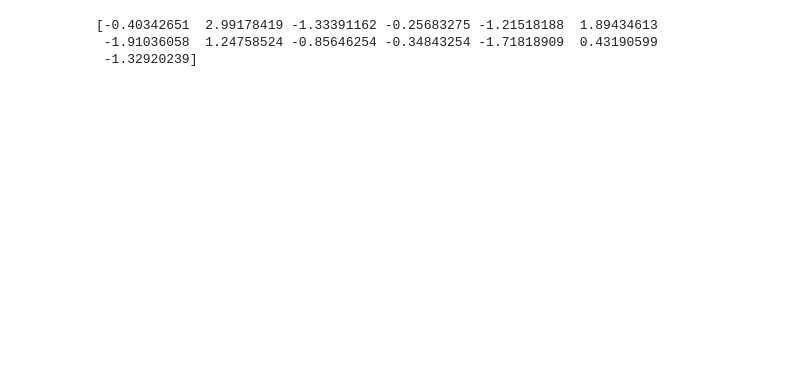
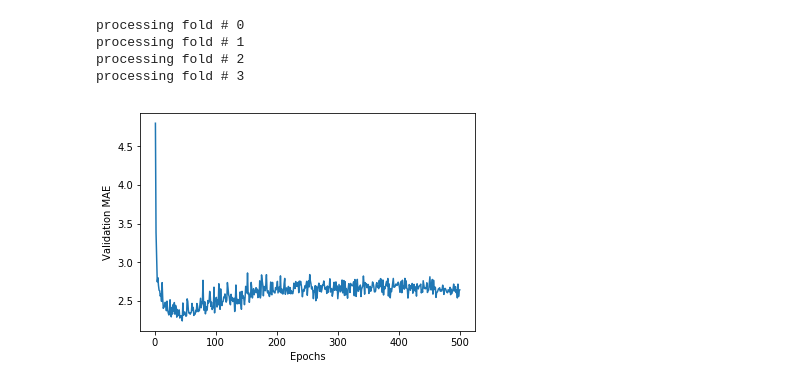
Before and after one commit to sinhlt58/deeplearning_with_python_book, a Jupyter notebook: chapter3_regression.ipynb, the cells around one changed output. Drawn from its saved outputs; the diff is of its cells as text; code cells hidden in the pictures; blank space fills up the shorter version.

```diff
--- a/chapter3_regression.ipynb
+++ b/chapter3_regression.ipynb
@@ -20,12 +16,51 @@ from keras import layers
 
 def build_model():
     model = models.Sequential()
-    model.add(layers.Dense(64, activation='relu', input_shape=(train_data[0].shape[1],)))
+    model.add(layers.Dense(64, activation='relu', input_shape=(train_data.shape[1],)))
     model.add(layers.Dense(64, activation='relu'))
     model.add(layers.Dense(1))
-
+    model.compile(optimizer='rmsprop', loss='mse', metrics=['mae'])
     return model
-# %% [output]
-[-0.40342651  2.99178419 -1.33391162 -0.25683275 -1.21518188  1.89434613
- -1.91036058  1.24758524 -0.85646254 -0.34843254 -1.71818909  0.43190599
- -1.32920239]
+# %%
+import numpy as np
+
+k = 4
+num_val_samples = len(train_data) // k
+num_epochs = 500
+all_ame_histories = []
+
+for i in range(k):
+    print ("processing fold #", i)
+    val_data = train_data[i * num_val_samples : (i+1) * num_val_samples]
+    val_targets = train_targets[i * num_val_samples : (i+1) * num_val_samples]
+
+    partial_train_data = np.concatenate([
+        train_data[:i*num_val_samples], train_data[(i+1)*num_val_samples:]
+    ], axis=0)
+
+    partial_train_targets = np.concatenate([
+        train_targets[:i*num_val_samples], train_targets[(i+1)*num_val_samples:]
+    ], axis=0)
+
+    model = build_model()
+    history = model.fit(partial_train_data, partial_train_targets,
+              validation_data=(val_data, val_targets),
+              epochs=num_epochs, batch_size=1, verbose=0)
+    mae_history = history.history['val_mean_absolute_error']
+    all_ame_histories.append(mae_history)
+# %% [output]
+processing fold # 0
+processing fold # 1
+processing fold # 2
+processing fold # 3
+# %%
+average_mae_history = [np.mean([x[i] for x in all_ame_histories]) for i in range(num_epochs)]
+
+import matplotlib.pyplot as plt
+
+plt.plot(range(1, len(average_mae_history)+1), average_mae_history)
+plt.xlabel('Epochs')
+plt.ylabel('Validation MAE')
+plt.show()
+# %% [output]
+[figure, added]
```
Also changed, not shown: parts of 3 cells of this notebook.
